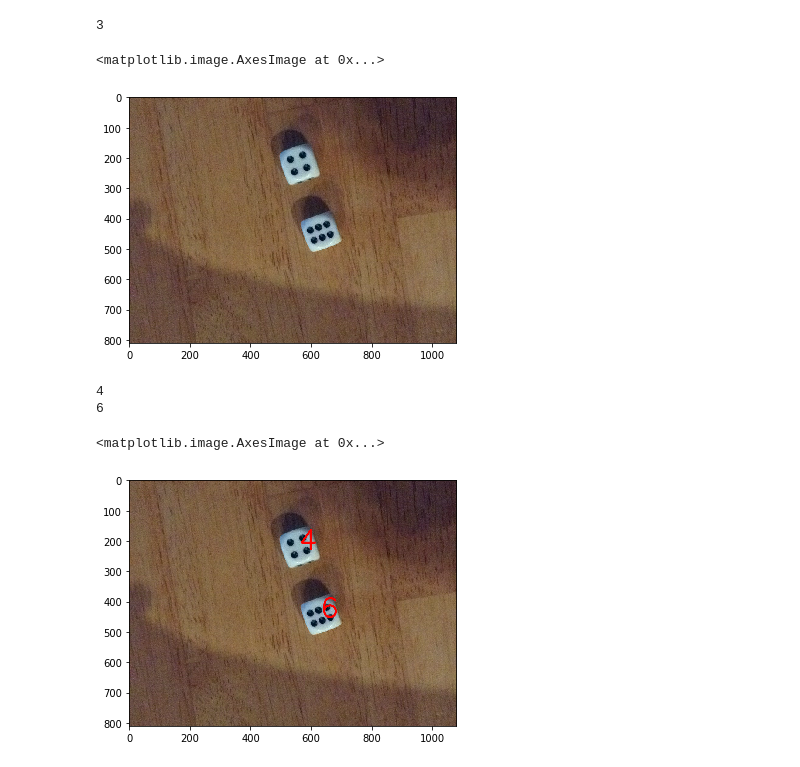
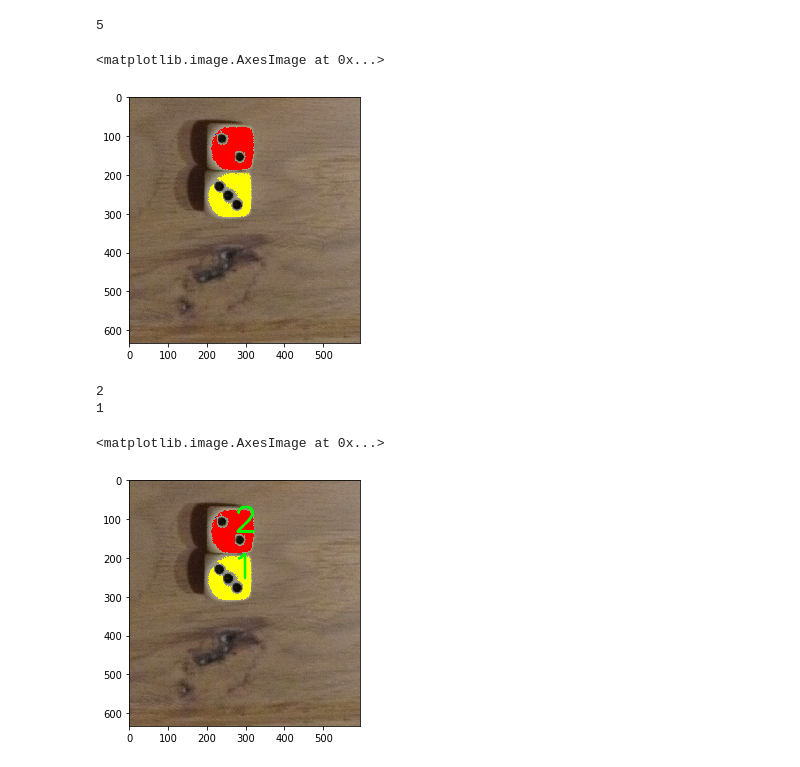
Before and after one commit to Grecjanin/DiceReader, a Jupyter notebook: DiceReader.ipynb, the cells around one changed output. Drawn from its saved outputs; the diff is of its cells as text; code cells hidden in the pictures.

```diff
--- a/DiceReader.ipynb
+++ b/DiceReader.ipynb
@@ -7,7 +7,7 @@ import cv2
 # %%
 %matplotlib inline
 # %%
-img = io.imread("0.png")
+img = io.imread("2.png")
 img = color.rgba2rgb(img)
 img = ski.img_as_ubyte(img)
 io.imshow(img)
@@ -29,0 +24,4 @@ io.imshow(imgC)
+# %%
+imgC = imgG ** ((1-np.mean(imgG))**)
+print(1/np.mean(imgG)**2)
+io.imshow(imgC,cmap="gray")
@@ -30,8 +32,10 @@ io.imshow(imgC)
 # %%
 threshold = filters.threshold_otsu(imgC)
 imgT = imgC > threshold
-imgT = ski.morphology.binary_dilation(imgT)
-imgT = ski.morphology.binary_dilation(imgT)
+
+imgT = ski.morphology.binary_erosion(imgT)
+#imgT = ski.morphology.binary_dilation(imgT)
+#imgT = ski.morphology.binary_dilation(imgT)
 io.imshow(imgT,cmap="gray")
 # %% [output]
 <matplotlib.image.AxesImage at 0x...>
@@ -39,32 +43,38 @@ io.imshow(imgT,cmap="gray")
 # %%
 labelImg , n = measure.label(imgT,return_num = True,connectivity = 2)
 labels = ski.img_as_ubyte(color.label2rgb(labelImg, bg_label=0))
 regions = measure.regionprops(labelImg)
-
-#img[labelImg > 0] = labels[labelImg > 0]
+imgTemp = img
+imgTemp[labelImg > 0] = labels[labelImg > 0]
 print(n)
-io.imshow(img)
+io.imshow(imgTemp)
 # %% [output]
-3
+5
 <matplotlib.image.AxesImage at 0x...>
-[figure, old version]
+[figure, new version]
 # %%
 font = cv2.FONT_HERSHEY_SIMPLEX
 
 for i in range(1,n+1):
     imgPom = (labelImg == i)
+    neigh = np.ones((12,12))
+    imgPom = ski.morphology.binary_dilation(imgPom,neigh)
+    #imgPom = ski.morphology.binary_dilation(imgPom)
+    #io.imshow(imgPom,cmap="gray")
     imgPom = 1-imgPom
     x, n = measure.label(imgPom,return_num = True,connectivity = 2)
+    #print("test: ",n)
     if(n>1):
         print(n-1)
+
         y=int(regions[i-1].centroid[0])
         x=int(regions[i-1].centroid[1])
-        cv2.putText(img, str(n-1), (x,y), font, 3, (255, 0, 0), 5, cv2.LINE_AA)
+        cv2.putText(img, str(n-1), (x,y), font, 3, (0, 255, 0), 5, cv2.LINE_AA)
 
 
 io.imshow(img)
 # %% [output]
-4
-6
+2
+1
 <matplotlib.image.AxesImage at 0x...>
-[figure, old version]
+[figure, new version]
```
Also changed, not shown: parts of 5 cells of this notebook.
